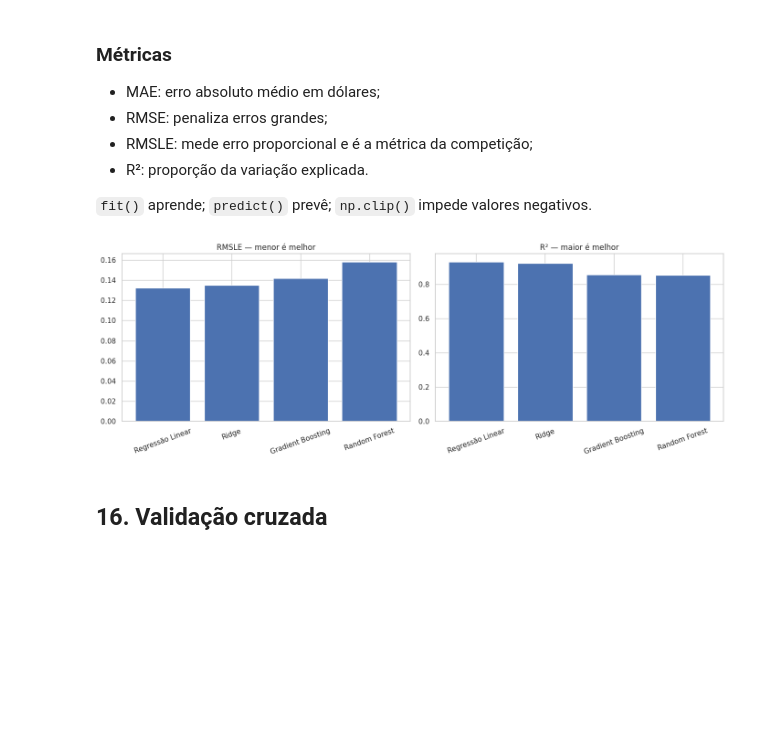
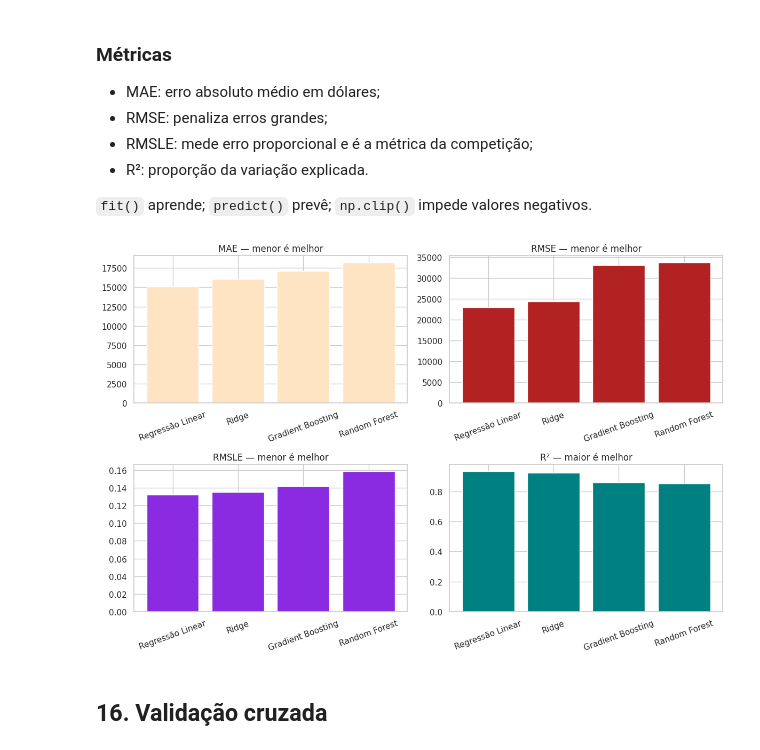
Before and after one commit to sevla7/Projeto-Trainee-Dados, a Jupyter notebook: projeto_trainee.ipynb, the cells around one changed output. Saved outputs shown, nothing was run; the diff lists cells and outputs as text; code cells hidden in the pictures; blank space fills up the shorter version.

Commit message:
adição dos gráficos MAE e RMSE

```diff
--- a/projeto_trainee.ipynb
+++ b/projeto_trainee.ipynb
@@ -323,7 +325,7 @@ Remover `SalePrice` de `X` evita vazamento de dados. O alvo é transformado com
 # %% [markdown]
 ## 11. Treino e validação
 # %%
-X_train, X_valid, y_train, y_valid = train_test_split(X, y, test_size=.20, random_state=RANDOM_STATE)
+X_train, X_valid, y_train, y_valid = train_test_split(X, y, test_size=0.20, random_state=RANDOM_STATE)
 print('Treino:', X_train.shape)
 print('Validação:', X_valid.shape)
 # %% [output]
@@ -415,14 +416,29 @@ results_df.round(4)
 
 `fit()` aprende; `predict()` prevê; `np.clip()` impede valores negativos.
 # %%
-plot_df=results_df.reset_index()
-fig,axes=plt.subplots(1,2,figsize=(14,5))
-axes[0].bar(plot_df['Modelo'],plot_df['RMSLE']); axes[0].set_title('RMSLE — menor é melhor')
-axes[1].bar(plot_df['Modelo'],plot_df['R2']); axes[1].set_title('R² — maior é melhor')
-for ax in axes: ax.tick_params(axis='x',rotation=20)
-plt.tight_layout(); plt.show()
+plot_df = results_df.reset_index()
+
+fig, axes = plt.subplots(2, 2, figsize=(12, 8))
+
+axes[0,0].bar(plot_df['Modelo'], plot_df['MAE'], color='bisque')
+axes[0,0].set_title('MAE — menor é melhor')
+
+axes[0,1].bar(plot_df['Modelo'], plot_df['RMSE'], color='firebrick')
+axes[0,1].set_title('RMSE — menor é melhor')
+
+axes[1,0].bar(plot_df['Modelo'], plot_df['RMSLE'], color='blueviolet')
+axes[1,0].set_title('RMSLE — menor é melhor')
+
+axes[1,1].bar(plot_df['Modelo'], plot_df['R2'], color='teal')
+axes[1,1].set_title('R² — maior é melhor')
+
+for ax in axes.flat:
+    ax.tick_params(axis='x', rotation=20)
+
+plt.tight_layout()
+plt.show()
 # %% [output]
-[figure, old version]
+[figure, new version]
 # %% [markdown]
 ## 16. Validação cruzada
 # %%
```
Also changed, not shown: parts of 9 cells of this notebook.
